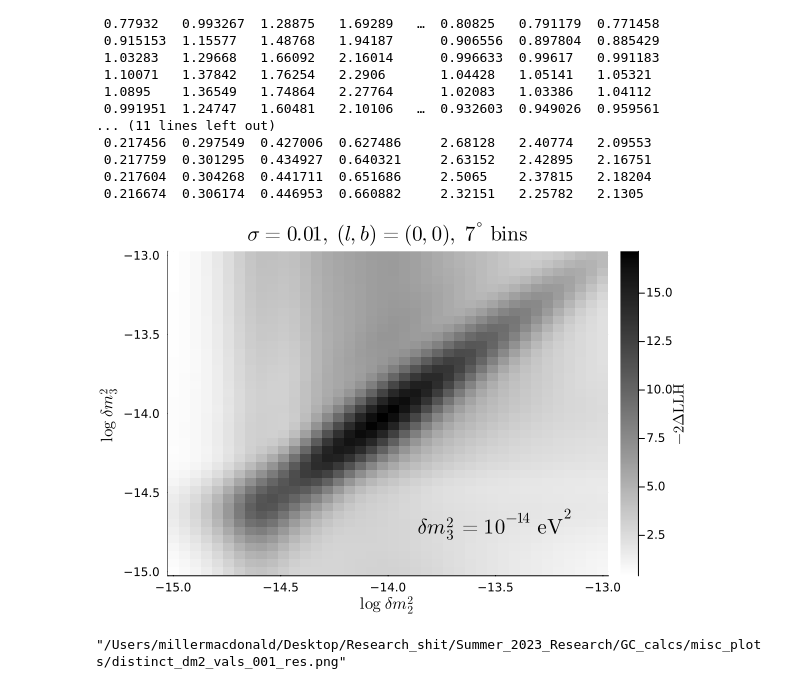
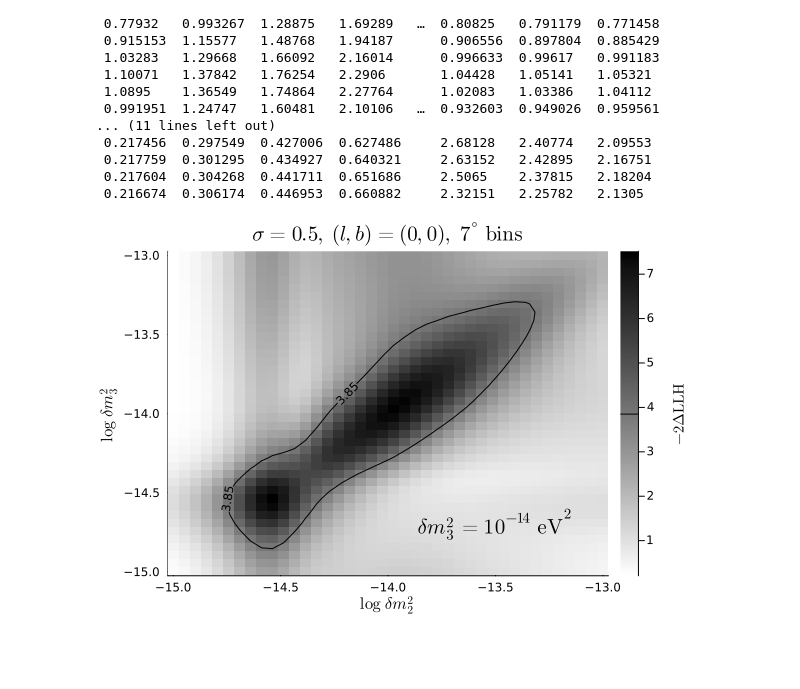
Before and after one commit to mymacd2/pseudo-Dirac-summer-research, a Jupyter notebook: GC_calcs/distinct_dm2_vals.ipynb, the cells around one changed output. Drawn from its saved outputs; the diff is of its cells as text; code cells hidden in the pictures; blank space fills up the shorter version.

```diff
--- a/GC_calcs/distinct_dm2_vals.ipynb
+++ b/GC_calcs/distinct_dm2_vals.ipynb
@@ -242,27 +253,27 @@ teststatsdistinct = [lrtbinneddistinct(dm21, dm22, dm23, 0, 0) for dm22 in dm22s
 # %%
+# Plotting the data
+
 plot(
     logdm21s,
     logdm22s,
     teststatsdistinct,
     c=:grayC,
     xlabel=L"\log~\delta m_2^2",
     ylabel=L"\log~\delta m_3^2",
     colorbar_title=L"-2\Delta\mathrm{LLH}",
-    title=L"\sigma = 0.01,~(l, b) = (0, 0),~7^{\circ}~\mathrm{bins}",
+    title=L"\sigma = 0.5,~(l, b) = (0, 0),~7^{\circ}~\mathrm{bins}",
     ann=[(-13.5, -14.7, L"\delta m_3^2 = 10^{-14}~\mathrm{eV}^2")],
-    seriestype=:heatmap
+    seriestype=:heatmap,
+    # interpolate=true
 )
+
+plot!(
+    logdm21s,
+    logdm22s,
+    teststatsdistinct,
+    levels=[3.85],
+    c=:black,
+    clabels=true
+)
 # %% [output]
-[figure, old version]
+[figure, new version]
-# %%
-plot!(
-    logdm21s,
-    logdm22s,
-    teststatsdistinct,
-    levels=[3.85, 9],
-    c=:black,
-    clabels=true
-)
-savefig("misc_plots/distinct_dm2_vals_001_res.png")
-# %% [output]
-"/Users/millermacdonald/Desktop/Research_shit/Summer_2023_Research/GC_calcs/misc_plots/distinct_dm2_vals_001_res.png"
```
Also changed, not shown: parts of 4 cells of this notebook, 4 other files.
